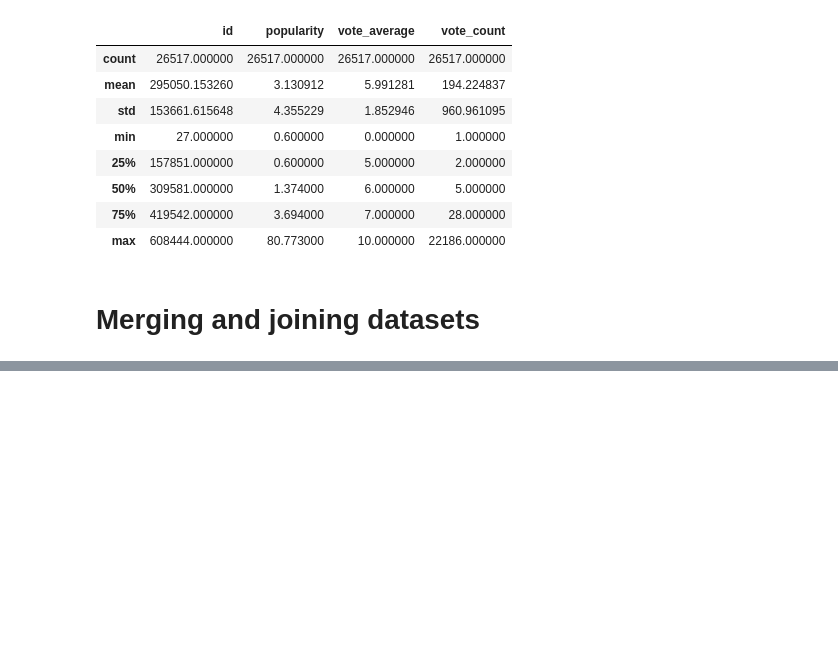
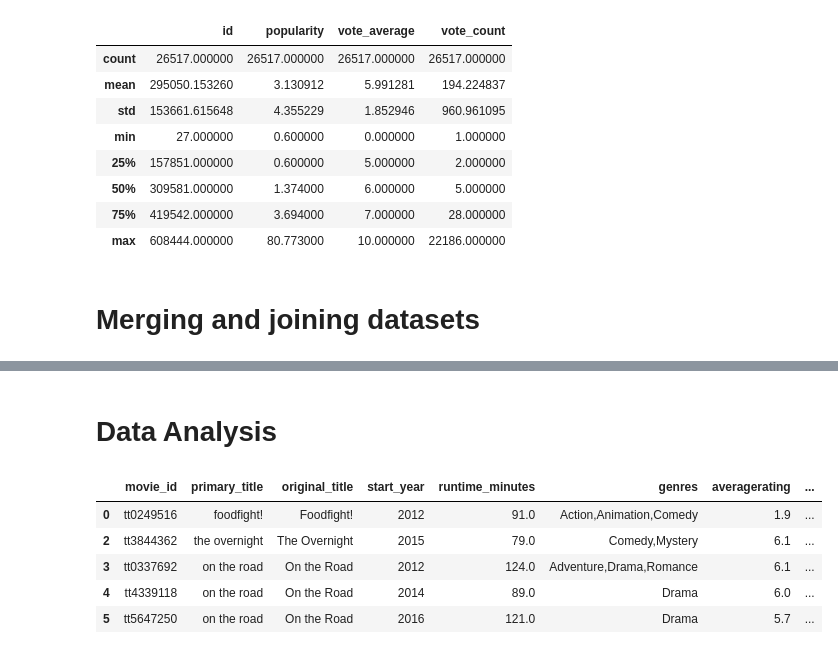
Before and after one commit to Audrey-coder/Phase-2-Project-Group-7, a Jupyter notebook: index.ipynb, the cells around one changed output, grey strips where cells are left out. Saved outputs shown, nothing was run; the diff lists cells and outputs as text; code cells hidden in the pictures; blank space fills up the shorter version.

```diff
--- a/index.ipynb
+++ b/index.ipynb
@@ -407,0 +409,12 @@ movie_data.head()
+# %% [markdown]
+# Data Analysis
+# %%
+# Reload cleaned data set
+movie_data.head()
+# %% [output]
+|  | movie_id | primary_title | original_title | start_year | runtime_minutes | genres | averagerating | ... |
+| 0 | tt0249516 | foodfight! | Foodfight! | 2012 | 91.0 | Action,Animation,Comedy | 1.9 | ... |
+| 2 | tt3844362 | the overnight | The Overnight | 2015 | 79.0 | Comedy,Mystery | 6.1 | ... |
+| 3 | tt0337692 | on the road | On the Road | 2012 | 124.0 | Adventure,Drama,Romance | 6.1 | ... |
+| 4 | tt4339118 | on the road | On the Road | 2014 | 89.0 | Drama | 6.0 | ... |
+| 5 | tt5647250 | on the road | On the Road | 2016 | 121.0 | Drama | 5.7 | ... |
```
Also changed, not shown: parts of 6 cells of this notebook.
